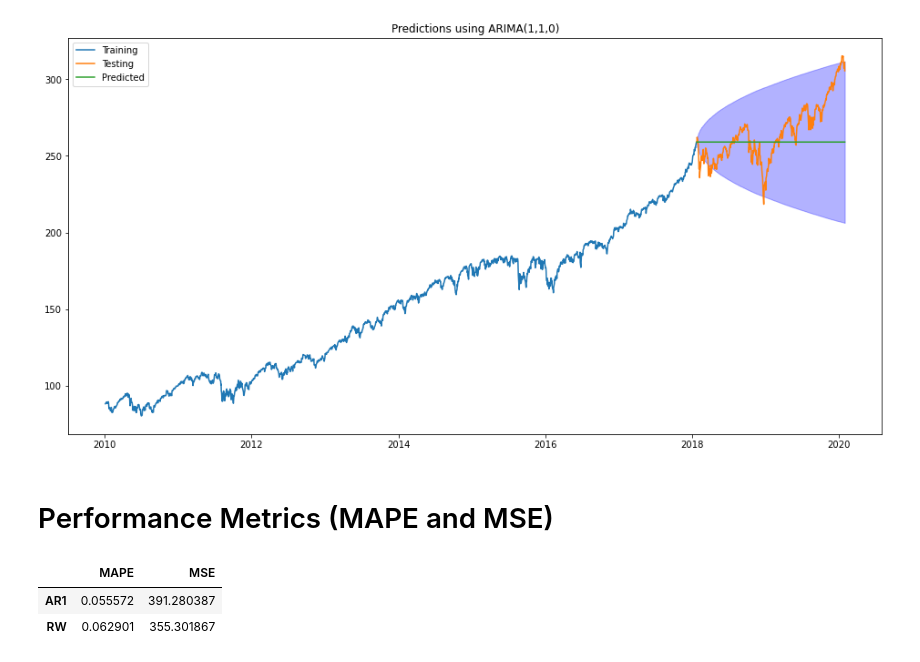
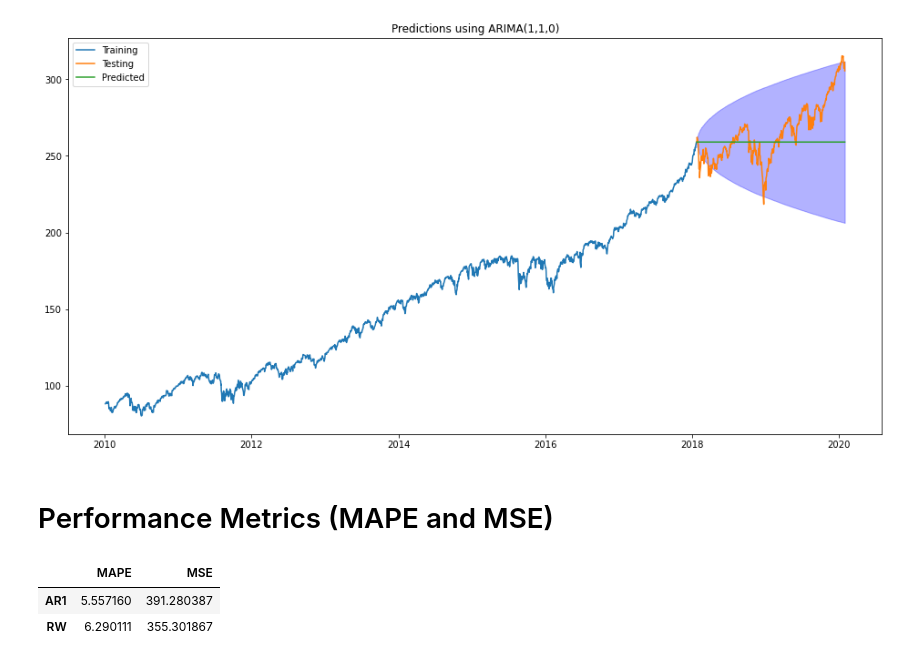
Before and after one commit to danielherrerahsph/SPYtimeseries, a Jupyter notebook: data_pull.ipynb, the cells around one changed output. Cells and saved outputs as stored; diff of their text form; code cells hidden in the pictures.

```diff
--- a/data_pull.ipynb
+++ b/data_pull.ipynb
@@ -361,13 +361,13 @@ plt.show()
 # %% [markdown]
 # Performance Metrics (MAPE and MSE)
 # %%
-data = {'MAPE': [mean_absolute_percentage_error(y_test,ar_preds['predictions']), mean_absolute_percentage_error(y_test,rw_preds['predictions'])],
+data = {'MAPE': [mean_absolute_percentage_error(y_test,ar_preds['predictions']) * 100, mean_absolute_percentage_error(y_test,rw_preds['predictions']) * 100],
         'MSE': [mean_squared_error(y_test,ar_preds['predictions']), mean_squared_error(y_test,rw_preds['predictions'])]}
 
 df = pd.DataFrame(data, index = ["AR1", "RW"])
 
 df
 # %% [output]
 |  | MAPE | MSE |
-| AR1 | 0.055572 | 391.280387 |
-| RW | 0.062901 | 355.301867 |
+| AR1 | 5.557160 | 391.280387 |
+| RW | 6.290111 | 355.301867 |
```
Also changed, not shown: parts of 2 cells of this notebook.
